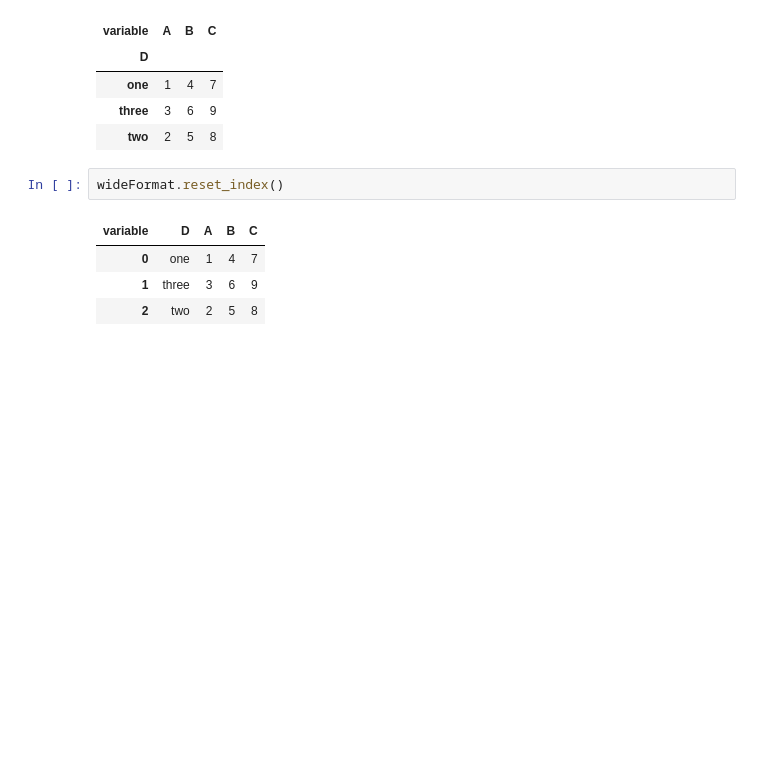
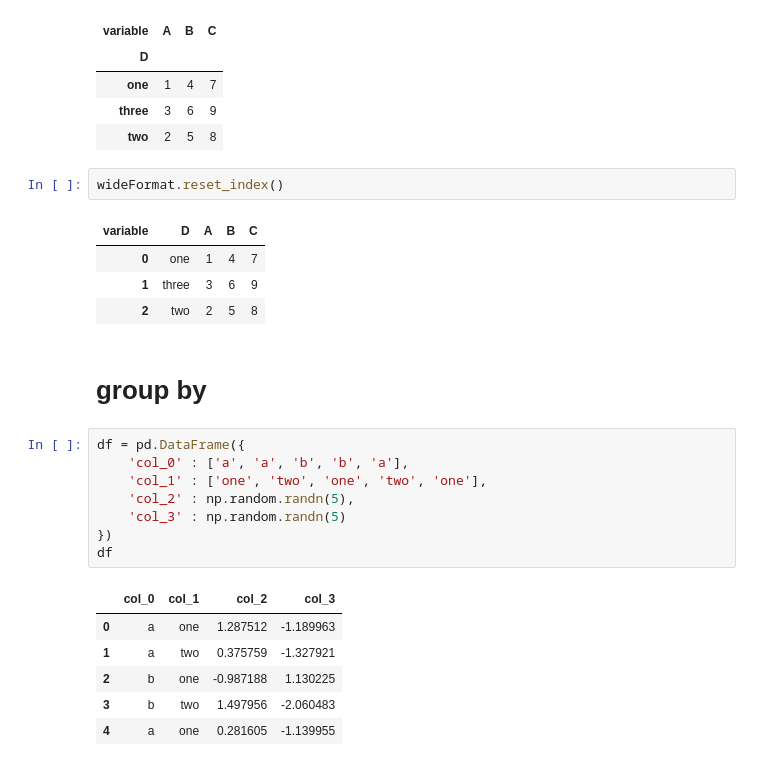
Before and after one commit to srqway/python, a Jupyter notebook: pandas-python/notebook/dataFrame.ipynb, the cells around one changed output. Cells and saved outputs as stored; diff of their text form; blank space fills up the shorter version.

```diff
--- a/pandas-python/notebook/dataFrame.ipynb
+++ b/pandas-python/notebook/dataFrame.ipynb
@@ -1598,3 +1598,20 @@ wideFormat.reset_index()
 | 0 | one | 1 | 4 | 7 |
 | 1 | three | 3 | 6 | 9 |
 | 2 | two | 2 | 5 | 8 |
+# %% [markdown]
+# group by
+# %%
+df = pd.DataFrame({
+    'col_0' : ['a', 'a', 'b', 'b', 'a'],
+    'col_1' : ['one', 'two', 'one', 'two', 'one'],
+    'col_2' : np.random.randn(5),
+    'col_3' : np.random.randn(5)
+})
+df
+# %% [output]
+|  | col_0 | col_1 | col_2 | col_3 |
+| 0 | a | one | 1.287512 | -1.189963 |
+| 1 | a | two | 0.375759 | -1.327921 |
+| 2 | b | one | -0.987188 | 1.130225 |
+| 3 | b | two | 1.497956 | -2.060483 |
+| 4 | a | one | 0.281605 | -1.139955 |
```
Also changed, not shown: parts of 15 cells of this notebook.
